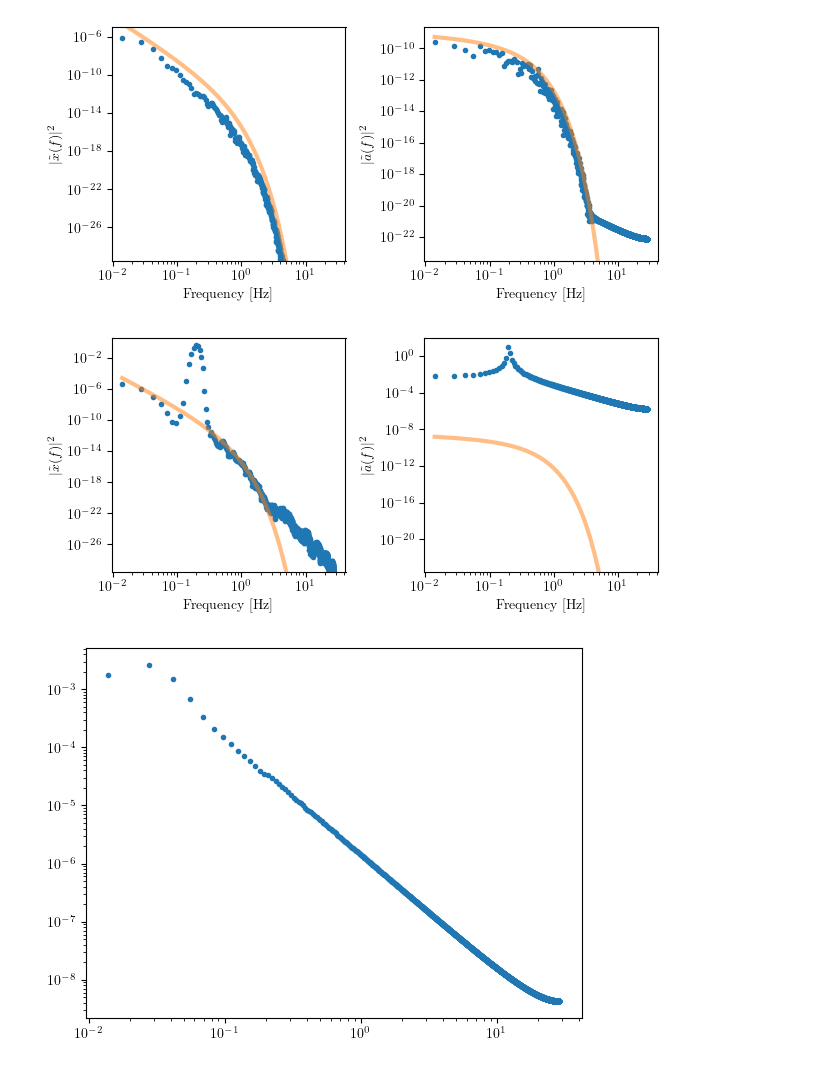
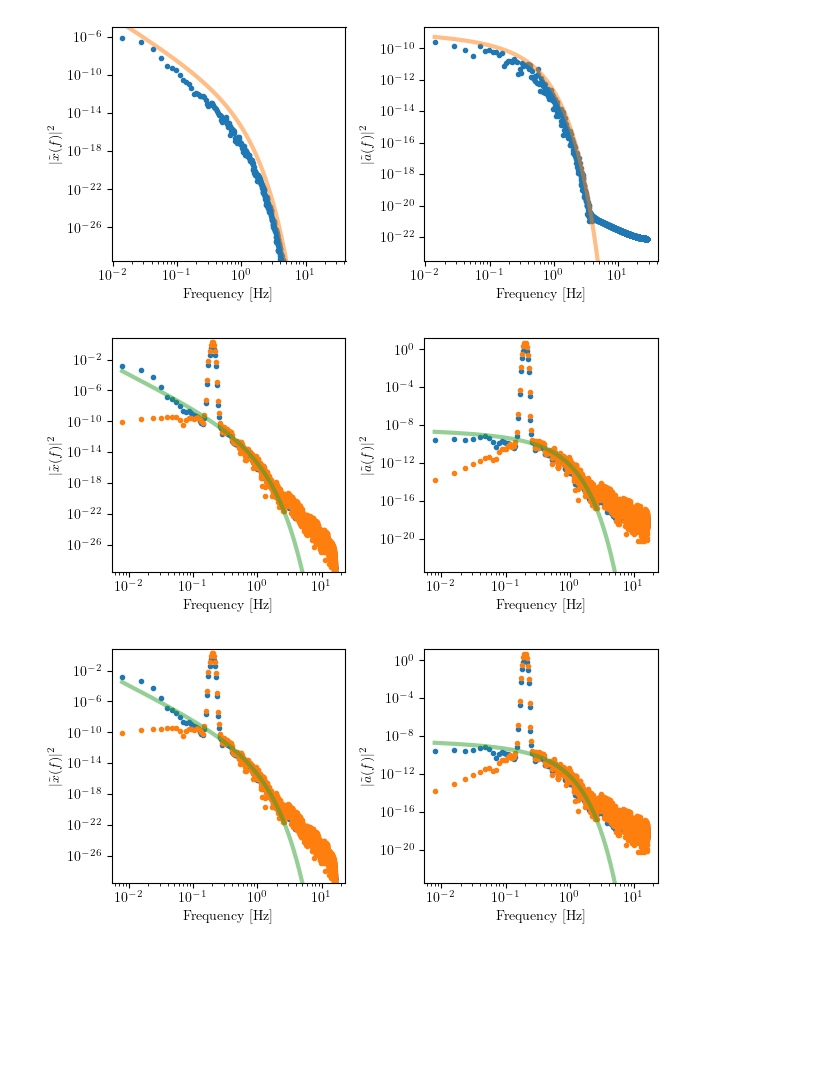
Before and after one commit to hjkim0620/ULDM_HarmonicOscillator, a Jupyter notebook: ULDM_HarmonicOscillator.ipynb, the cells around one changed output. Saved outputs shown, nothing was run; the diff lists cells and outputs as text; code cells hidden in the pictures; blank space fills up the shorter version.

```diff
--- a/ULDM_HarmonicOscillator.ipynb
+++ b/ULDM_HarmonicOscillator.ipynb
@@ -240,6 +147,10 @@ class Utility():
             self.y = self.y * window_func
             self.z = self.z * window_func
 
+            self.acc_x = self.acc_x * window_func
+            self.acc_y = self.acc_z * window_func
+            self.acc_z = self.acc_y * window_func
+
         self.ps_x = (self.dt**2 / self.T) * np.abs(fftn(self.x))**2
         self.ps_z = (self.dt**2 / self.T) * np.abs(fftn(self.y))**2
         self.ps_y = (self.dt**2 / self.T) * np.abs(fftn(self.z))**2
@@ -257,6 +168,7 @@ class Utility():
         avg_PS_x = (self.ps_x[:n] + self.ps_y[:n] + self.ps_z[:n]) / 3
         avg_PS_a = (self.ps_ax[:n] + self.ps_ay[:n] + self.ps_az[:n]) / 3
         ax[0].plot(self.freq[:n], avg_PS_x, '.')
+        ax[0].plot(self.freq[:n], self.ps_x[:n], '.')
         ax[0].plot(self.freq[:n], self.Sx(self.freq[:n]), lw=3, alpha=0.5)
         ax[0].set_xscale('log')
         ax[0].set_yscale('log')
@@ -266,6 +178,7 @@ class Utility():
         ax[0].set_box_aspect(1)
 
         ax[1].plot(self.freq[:n], avg_PS_a, '.')
+        ax[1].plot(self.freq[:n], self.ps_ax[:n], '.')
         ax[1].plot(self.freq[:n], self.Sa(self.freq[:n]), lw=3, alpha=0.5)
         ax[1].set_xscale('log')
         ax[1].set_yscale('log')
@@ -289,7 +202,7 @@ class Utility():
         tau = 1
         return (self.kJ**8 / 16) * k0(np.abs(2 * np.pi * f * tau)) * tau
 
-    def Sx(self, f: list[float]):
+    def Sx(self, f: list[float], f0=0):
         '''
         Analytic spectrum S_x(f)
         Input
@@ -299,7 +212,7 @@ class Utility():
         # In this simulation we measure time in coherence time
         # and frequency in inverse of coherence time
         tau = 1
-        return self.Sa(f) / (2 * np.pi * f * tau)**4
+        return self.Sa(f) / (2 * np.pi * (f + f0) * tau)**4
 # %%
 sim_FP = ULDM_FreeParticle(L=15)
 # %%
@@ -385,13 +298,7 @@ sim_HO.solve()
 plot_HO = Utility(sim_HO)
 # %%
 plot_HO.plot_PS()
+plot_HO.plot_PS()
 # %% [output]
-[figure, old version]
+[figure, new version]
+[figure, added]
-# %%
-wd = np.sin(sim_HO.time/sim_HO.T)**8
-a = np.abs(fftn(sim_HO.pos_arr[:,1] * wd))**2
-plt.plot(plot_HO.freq[:len(plot_HO.freq)//2], a[:len(plot_HO.freq)//2], '.')
-plt.xscale('log')
-plt.yscale('log')
-# %% [output]
-[figure, removed]
```
Also changed, not shown: parts of 16 cells of this notebook, 1 other file.
